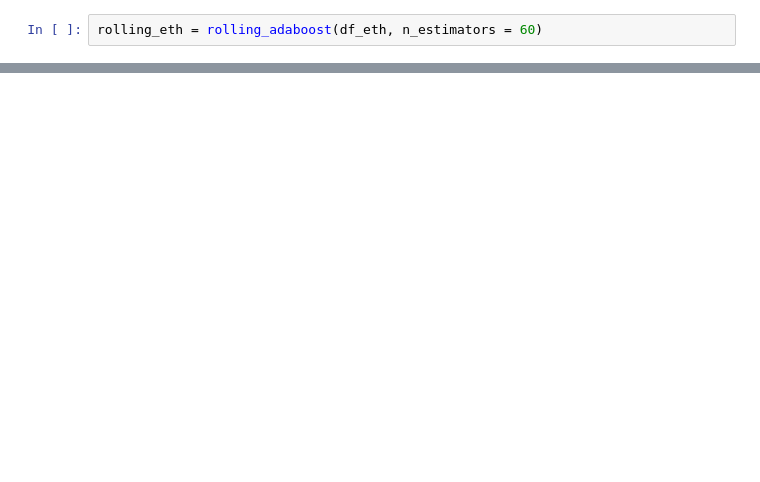
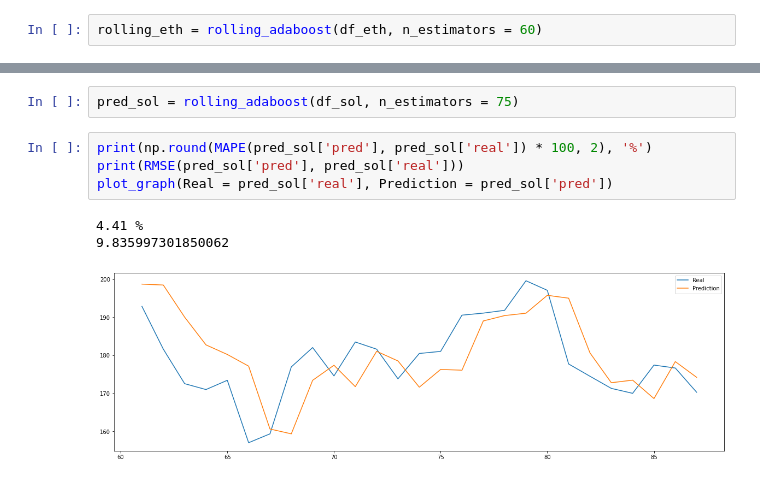
Before and after one commit to nabebako/Crypto-Price-Prediction-Model, a Jupyter notebook: adaboost-regression.ipynb, the cells around one changed output, grey strips where cells are left out. Cells and saved outputs as stored; diff of their text form; blank space fills up the shorter version.

Commit message:
adaboost on doge and sol

```diff
--- a/adaboost-regression.ipynb
+++ b/adaboost-regression.ipynb
@@ -192,0 +268,10 @@ MAPE(rolling_eth['pred'], rolling_eth['real'])
+# %%
+pred_sol = rolling_adaboost(df_sol, n_estimators = 75)
+# %%
+print(np.round(MAPE(pred_sol['pred'], pred_sol['real']) * 100, 2), '%')
+print(RMSE(pred_sol['pred'], pred_sol['real']))
+plot_graph(Real = pred_sol['real'], Prediction = pred_sol['pred'])
+# %% [output]
+4.41 %
+9.835997301850062
+[figure, added]
```
Also changed, not shown: parts of 47 cells of this notebook, 1 other file.
